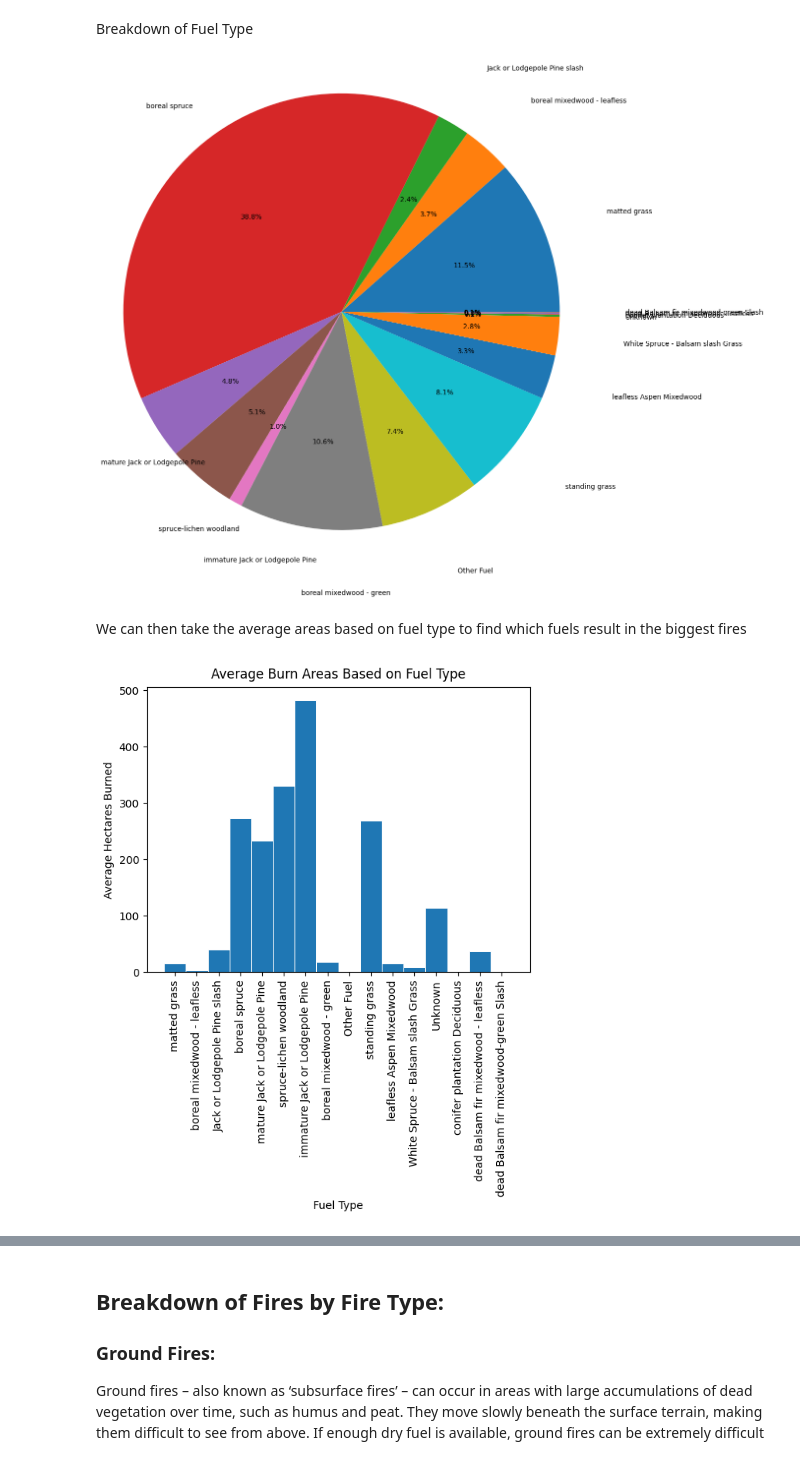
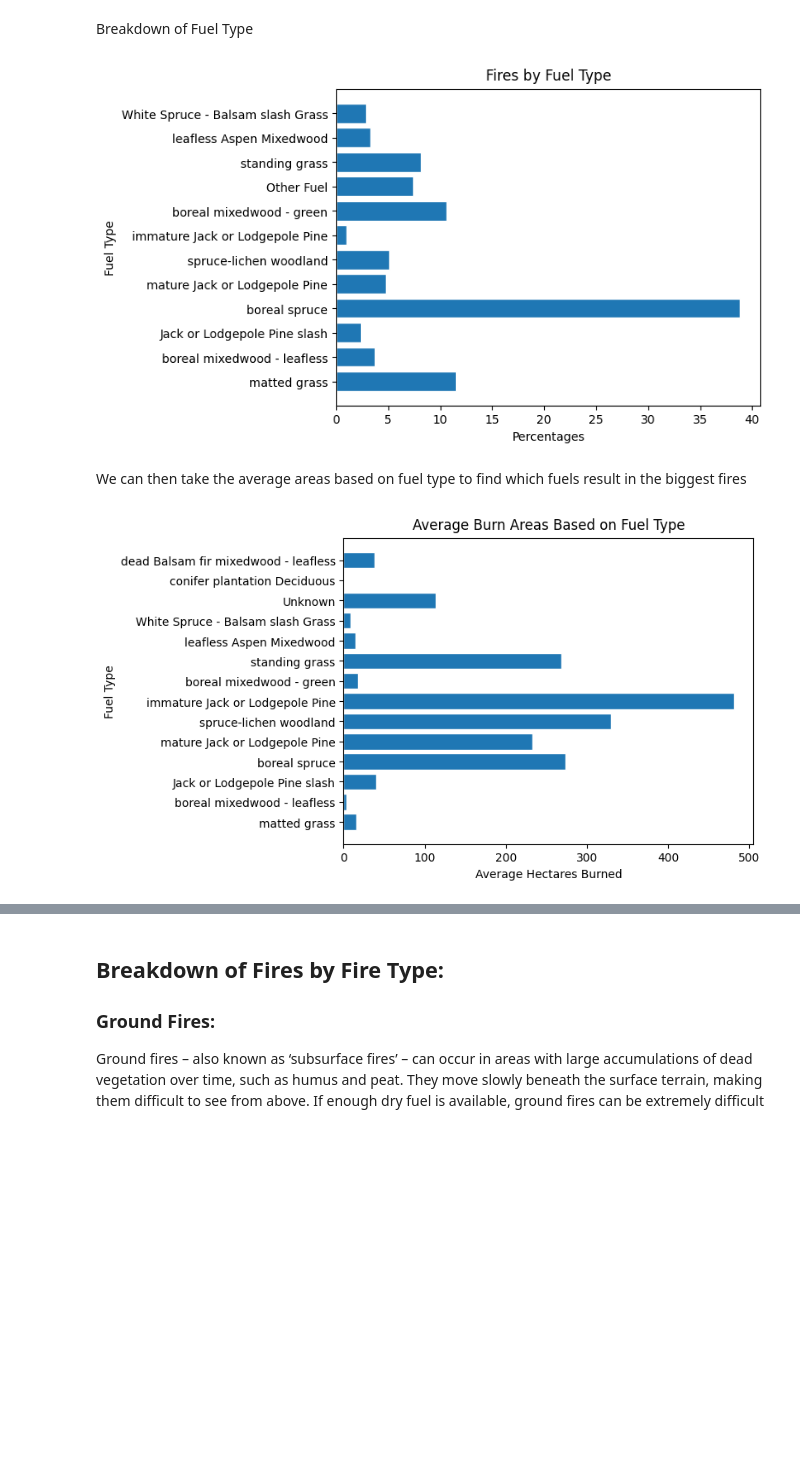
Before and after one commit to david-belman/ECE-143-Wildfire-Project, a Jupyter notebook: results.ipynb, the cells around one changed output, grey strips where cells are left out. Saved outputs shown, nothing was run; the diff lists cells and outputs as text; code cells hidden in the pictures; blank space fills up the shorter version.

Commit message:
Fixed pie charts -Jacob
Added a horizontal bar option
added a normalization operation
added a threshold to the operation function

```diff
--- a/results.ipynb
+++ b/results.ipynb
@@ -85,14 +89,15 @@ anl.plot_graph_of_series( average_burn_area_by_weather, "bar", "Average Burn Are
 # %% [markdown]
 Breakdown of Fuel Type
-# %%
-anl.plot_graph_of_series(df["fuel_type"].value_counts(sort= False), "pie", "")
-# %% [output]
-[figure, removed]
+# %%
+distribution_by_fuel_type = anl.get_operation_of_series_based_on_another_series(df,["fuel_type","fuel_type"], op= 'norm', threshold=0.5)
+anl.plot_graph_of_series(distribution_by_fuel_type, "barh", "Fires by Fuel Type", ["Percentages", "Fuel Type"])
+# %% [output]
+[figure, added]
 # %% [markdown]
 We can then take the average areas based on fuel type to find which fuels result in the biggest fires
 # %%
-average_burn_area_by_fuel_type = anl.get_operation_of_series_based_on_another_series(df,["fuel_type","ex_hectares"], op= 'mean')
-anl.plot_graph_of_series( average_burn_area_by_fuel_type, "bar", "Average Burn Areas Based on Fuel Type", ["Fuel Type", "Average Hectares Burned"])
+average_burn_area_by_fuel_type = anl.get_operation_of_series_based_on_another_series(df,["fuel_type","ex_hectares"], op= 'mean',threshold=0.5)
+anl.plot_graph_of_series( average_burn_area_by_fuel_type, "barh", "Average Burn Areas Based on Fuel Type", [ "Average Hectares Burned","Fuel Type"])
 # %% [output]
-[figure, old version]
+[figure, new version]
 # %% [markdown]
```
Also changed, not shown: parts of 9 cells of this notebook, 1 other file.
